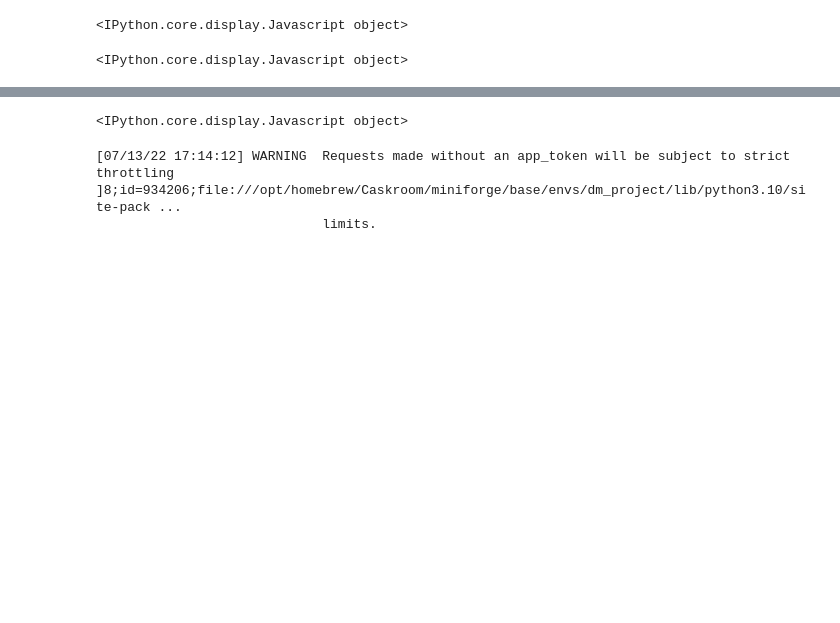
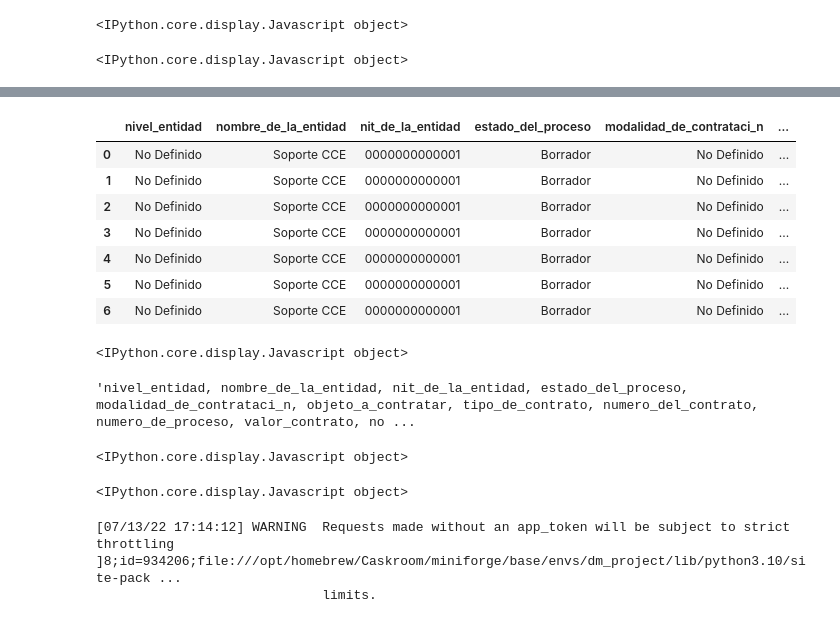
Before and after one commit to jcazuero94/PublicContractingColombia, a Jupyter notebook: notebooks/Exploration/InitialExploration.ipynb, the cells around one changed output, grey strips where cells are left out. Cells and saved outputs as stored; diff of their text form; code cells hidden in the pictures; blank space fills up the shorter version.

Commit message:
Extraction v_1

```diff
--- a/notebooks/Exploration/InitialExploration.ipynb
+++ b/notebooks/Exploration/InitialExploration.ipynb
@@ -52,2 +34,3 @@ secop2_log = catalog.load('secop2_log_in')
 # %%
+secop_int_log = catalog.load("secop_int_log_in")
 # %% [output]
@@ -55 +38,11 @@ secop2_log = catalog.load('secop2_log_in')
 <IPython.core.display.Javascript object>
+# %%
+def get_nit_to_extract(log):
+    nits_to_extract = [k for k in log.keys() if log[k]["req"] == 0]
+    if len(nits_to_extract) > 0:
+        nit_to_extract = nits_to_extract[0]
+    else:
+        list_dates = [(log[k]["date"], k) for k in log.keys()]
+        list_dates.sort()
+        nit_to_extract = list_dates[0][1]
+    return nit_to_extract
@@ -55,0 +51,2 @@ secop2_log = catalog.load('secop2_log_in')
+# %%
+nit_to_extract = get_nit_to_extract(secop_int_log)
@@ -55,0 +70,24 @@ secop2_log = catalog.load('secop2_log_in')
+# %%
+lim = 2000
+offset = lim
+print(f"req - {offset-lim} - {datetime.datetime.now()}")
+request = client.get(
+    CODE_INTEGRATED,
+    limit=lim,
+    select=", ".join(COLS_INT),
+    where='nit_de_la_entidad = "' + nit_to_extract + '"',
+)
+request_df = pd.DataFrame.from_records(request)
+results_df = request_df.copy()
+while len(request_df) > 0:
+    print(f"req - {offset} - {datetime.datetime.now()}")
+    request = client.get(
+        CODE_INTEGRATED,
+        limit=lim,
+        offset=offset,
+        select=", ".join(COLS_INT),
+        where='nit_de_la_entidad = "' + nit_to_extract + '"',
+    )
+    request_df = pd.DataFrame.from_records(request)
+    results_df = pd.concat([results_df, request_df], ignore_index=True)
+    offset += lim
@@ -56,3 +98,20 @@ secop2_log = catalog.load('secop2_log_in')
+# %%
+results_df
+# %% [output]
+|  | nivel_entidad | nombre_de_la_entidad | nit_de_la_entidad | estado_del_proceso | modalidad_de_contrataci_n | ... |
+| 0 | No Definido | Soporte CCE | 0000000000001 | Borrador | No Definido | ... |
+| 1 | No Definido | Soporte CCE | 0000000000001 | Borrador | No Definido | ... |
+| 2 | No Definido | Soporte CCE | 0000000000001 | Borrador | No Definido | ... |
+| 3 | No Definido | Soporte CCE | 0000000000001 | Borrador | No Definido | ... |
+| 4 | No Definido | Soporte CCE | 0000000000001 | Borrador | No Definido | ... |
+| 5 | No Definido | Soporte CCE | 0000000000001 | Borrador | No Definido | ... |
+| 6 | No Definido | Soporte CCE | 0000000000001 | Borrador | No Definido | ... |
+<IPython.core.display.Javascript object>
+# %%
+", ".join(COLS_INT)
+# %% [output]
+'nivel_entidad, nombre_de_la_entidad, nit_de_la_entidad, estado_del_proceso, modalidad_de_contrataci_n, objeto_a_contratar, tipo_de_contrato, numero_del_contrato, numero_de_proceso, valor_contrato, no ...
+<IPython.core.display.Javascript object>
 # %%
 # %% [output]
 <IPython.core.display.Javascript object>
```
Also changed, not shown: parts of 20 cells of this notebook, 5 other files.
